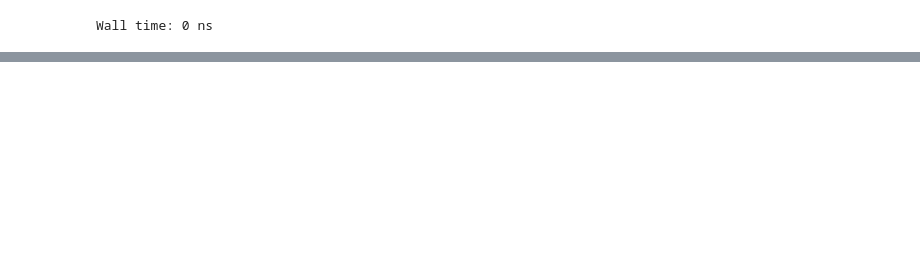
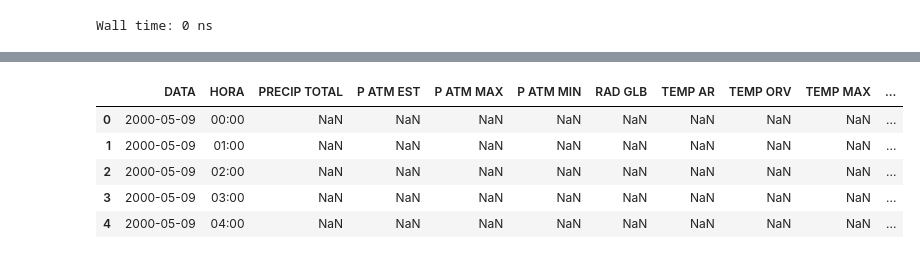
Before and after one commit to AbnerNeves/Estacao_Metereologica, a Jupyter notebook: previsao_tempo.ipynb, the cells around one changed output, grey strips where cells are left out. Drawn from its saved outputs; the diff is of its cells as text; code cells hidden in the pictures; blank space fills up the shorter version.

```diff
--- a/previsao_tempo.ipynb
+++ b/previsao_tempo.ipynb
@@ -124,5 +122,5 @@ Wall time: 313 ms
 %%time
 # Uniformizando as horas
 # Correct the hour format
-df["HORA (UTC)"].replace(" UTC","", regex = True, inplace = True)
+df["HORA"].replace(" UTC","", regex = True, inplace = True)
 # %% [output]
@@ -130,6 +128,6 @@ Wall time: 398 ms
 # %%
 # Criando coluna com Data e Hora para criação do tipo Datetime
-df["DATA_HORA"] = df["DATA (YYYY-MM-DD)"] +" " + df["HORA (UTC)"]
+df["DATA_HORA"] = df["DATA"] +" " + df["HORA"]
 # %%
 %%time
 # convertando para datetime
@@ -189,26 +173,9 @@ df.reset_index(drop = True)
-# %%
-df["PRECIPITACAO TOTAL, HORARIO (mm)"] = pd.to_numeric(df["PRECIPITACAO TOTAL, HORARIO (mm)"])
-
-df["PRESSAO ATMOSFERICA AO NIVEL DA ESTACAO, HORARIA (mB)"] = pd.to_numeric(df["PRESSAO ATMOSFERICA AO NIVEL DA ESTACAO, HORARIA (mB)"])
-
-df["PRESSAO ATMOSFERICA MAX.NA HORA ANT.(mB)"] = pd.to_numeric(df["PRESSAO ATMOSFERICA MAX.NA HORA ANT.(mB)"])
-
-df["PRESSAO ATMOSFERICA MIN. NA HORA ANT.(mB)"] = pd.to_numeric(df["PRESSAO ATMOSFERICA MIN. NA HORA ANT.(mB)"])
-
-df["RADIACAO GLOBAL (W/m2)"] = pd.to_numeric(df["RADIACAO GLOBAL (W/m2)"])
-
-df["TEMPERATURA DO AR - BULBO SECO, HORARIA (C)"] = pd.to_numeric(df["TEMPERATURA DO AR - BULBO SECO, HORARIA (C)"])
-
-df["TEMPERATURA DO PONTO DE ORVALHO (C)"] = pd.to_numeric(df["TEMPERATURA DO PONTO DE ORVALHO (C)"])
-
-df["TEMPERATURA MAXIMA NA HORA ANT.(C)"] = pd.to_numeric(df["TEMPERATURA MAXIMA NA HORA ANT.(C)"])
-
-df["TEMPERATURA MINIMA NA HORA ANT.(C)"] = pd.to_numeric(df["TEMPERATURA MINIMA NA HORA ANT.(C)"])
-
-df["TEMPERATURA ORVALHO MAX. NA HORA ANT.(C)"] = pd.to_numeric(df["TEMPERATURA ORVALHO MAX. NA HORA ANT.(C)"])
-
-df["TEMPERATURA ORVALHO MIN. NA HORA ANT.(C)"] = pd.to_numeric(df["TEMPERATURA ORVALHO MIN. NA HORA ANT.(C)"])
-
-df["VENTO, RAJADA MAXIMA (m/s)"] = pd.to_numeric(df["VENTO, RAJADA MAXIMA (m/s)"])
-
-df["VENTO, VELOCIDADE HORARIA (m/s)"] = pd.to_numeric(df["VENTO, VELOCIDADE HORARIA (m/s)"])
+# %%
+df.head()
+# %% [output]
+|  | DATA | HORA | PRECIP TOTAL | P ATM EST | P ATM MAX | P ATM MIN | RAD GLB | TEMP AR | TEMP ORV | TEMP MAX | ... |
+| 0 | 2000-05-09 | 00:00 | NaN | NaN | NaN | NaN | NaN | NaN | NaN | NaN | ... |
+| 1 | 2000-05-09 | 01:00 | NaN | NaN | NaN | NaN | NaN | NaN | NaN | NaN | ... |
+| 2 | 2000-05-09 | 02:00 | NaN | NaN | NaN | NaN | NaN | NaN | NaN | NaN | ... |
+| 3 | 2000-05-09 | 03:00 | NaN | NaN | NaN | NaN | NaN | NaN | NaN | NaN | ... |
+| 4 | 2000-05-09 | 04:00 | NaN | NaN | NaN | NaN | NaN | NaN | NaN | NaN | ... |
```
Also changed, not shown: parts of 51 cells of this notebook.
